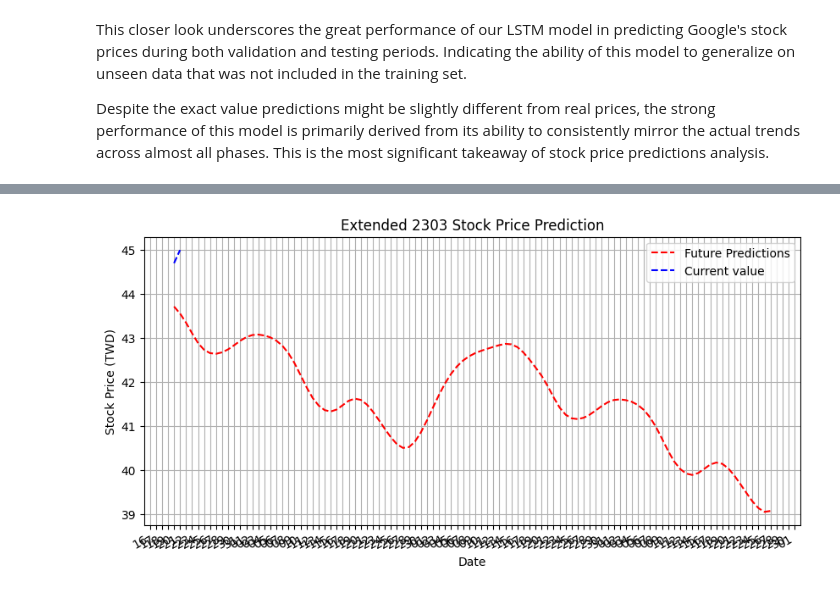
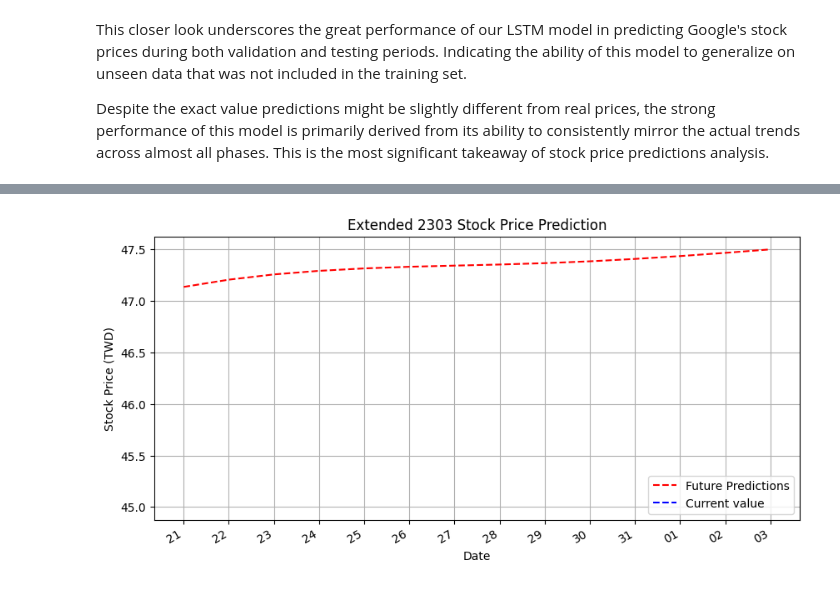
Before and after one commit to Conghung43/LSTM-Predict, a Jupyter notebook: notebooks/3-model-training.ipynb, the cells around one changed output, grey strips where cells are left out. Cells and saved outputs as stored; diff of their text form; code cells hidden in the pictures.

Commit message:
Add more data

```diff
--- a/notebooks/3-model-training.ipynb
+++ b/notebooks/3-model-training.ipynb
@@ -87,7 +87,7 @@ data_test_dates = data_test_df["Date"]
 data_predict_dates = data_predict_df["Date"]
 # %%
 # Extract features
-features = ["Close","stoch_rsi_k", 'stoch_rsi_d', 'MACD', 'Signal','Histogram']
+features = ['Open', 'High', 'Low', 'Close', 'Volume',"stoch_rsi_k", 'stoch_rsi_d']
 data_train_scaled = data_train_df[features].values
 data_validate_scaled = data_validate_df[features].values
 data_test_scaled = data_test_df[features].values
@@ -433,7 +453,11 @@ data_predict_dates
 Name: Date, dtype: datetime64[ns]
 # %%
+# data = [
+#     44.9,44.1,44.5,44.3,44.7, 45.0
+# ]
+
 data = [
-    44.7, 45.0
+    45.0
 ]
 
 # Convert to NumPy array
@@ -442,7 +466,7 @@ y_predict_inv = np.array(data)
 import datetime
 
 # Define how many days you want to predict into the future
-future_days = 100  # Change as needed
+future_days = 14  # Change as needed
 
 # Get the last input sequence
 future_input = X_test[-1].reshape(1, X_test.shape[1], X_test.shape[2])
@@ -515 +531 @@ plt.show()
-[figure, old version]
+[figure, new version]
```
Also changed, not shown: parts of 11 cells of this notebook, 2 other files.
